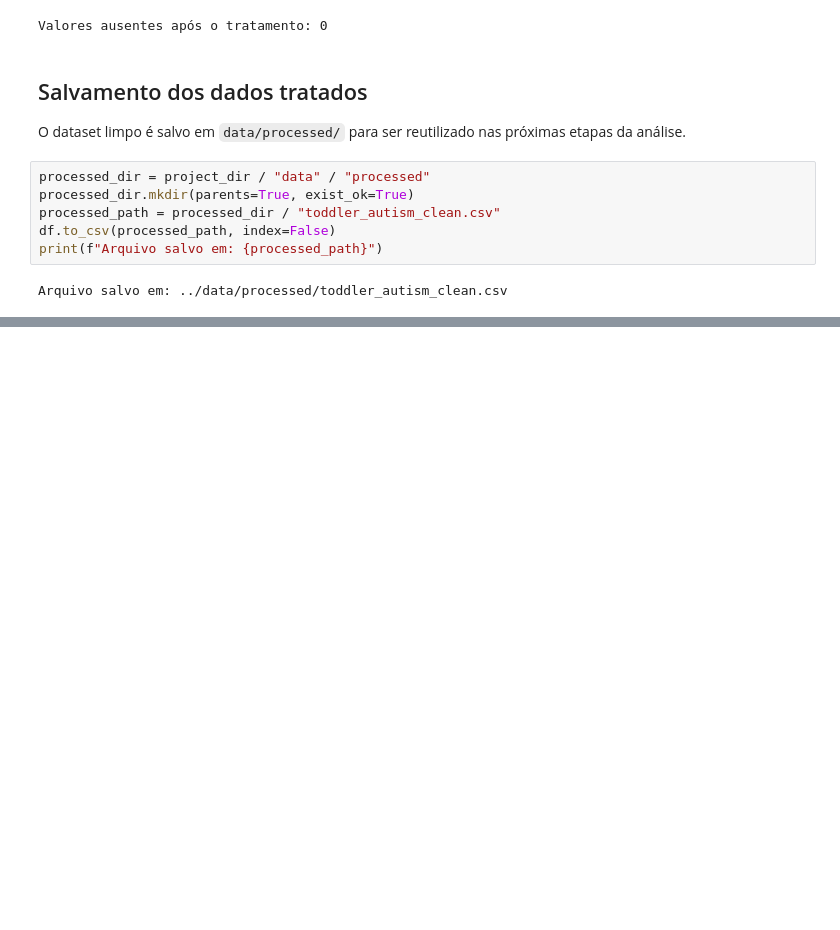
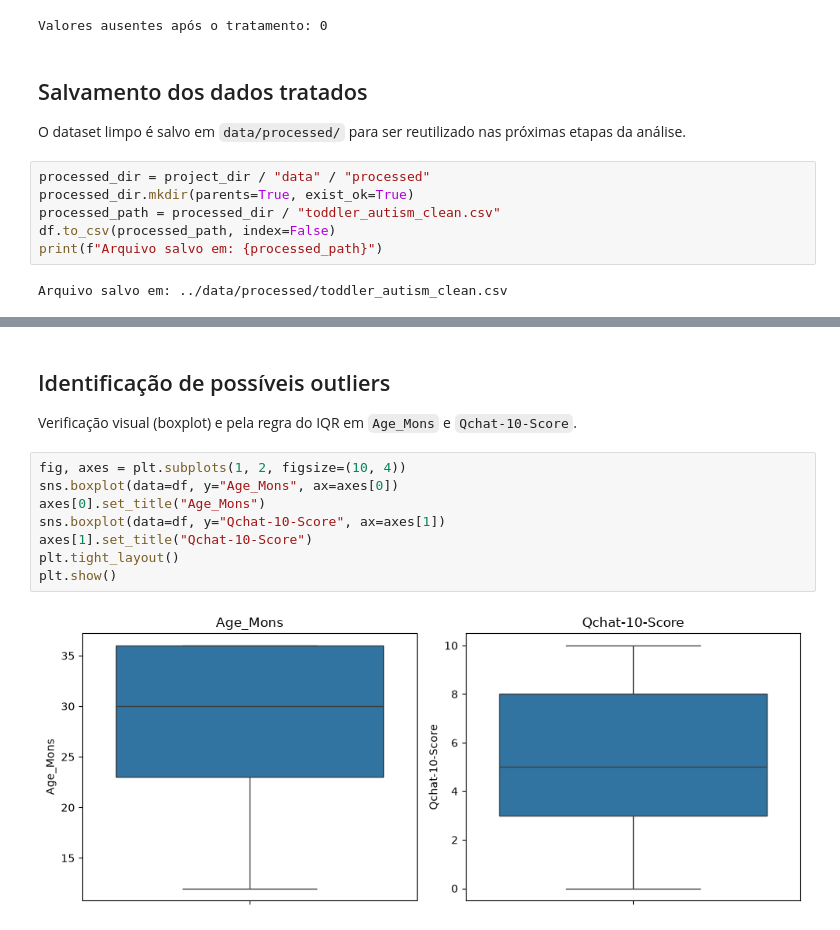
Before and after one commit to MachadoEduardo/autism-screening-data-analysis, a Jupyter notebook: notebooks/01_exploratory_data_analysis.ipynb, the cells around one changed output, grey strips where cells are left out. Cells and saved outputs as stored; diff of their text form; blank space fills up the shorter version.

Commit message:
feat: adiciona estatísticas descritivas e identificação de outliers no EDA

```diff
--- a/notebooks/01_exploratory_data_analysis.ipynb
+++ b/notebooks/01_exploratory_data_analysis.ipynb
@@ -187,0 +232,14 @@ Arquivo salvo em: ../data/processed/toddler_autism_clean.csv
+# %% [markdown]
+## Identificação de possíveis outliers
+
+Verificação visual (boxplot) e pela regra do IQR em `Age_Mons` e `Qchat-10-Score`.
+# %%
+fig, axes = plt.subplots(1, 2, figsize=(10, 4))
+sns.boxplot(data=df, y="Age_Mons", ax=axes[0])
+axes[0].set_title("Age_Mons")
+sns.boxplot(data=df, y="Qchat-10-Score", ax=axes[1])
+axes[1].set_title("Qchat-10-Score")
+plt.tight_layout()
+plt.show()
+# %% [output]
+[figure, added]
```
Also changed, not shown: parts of 4 cells of this notebook.
